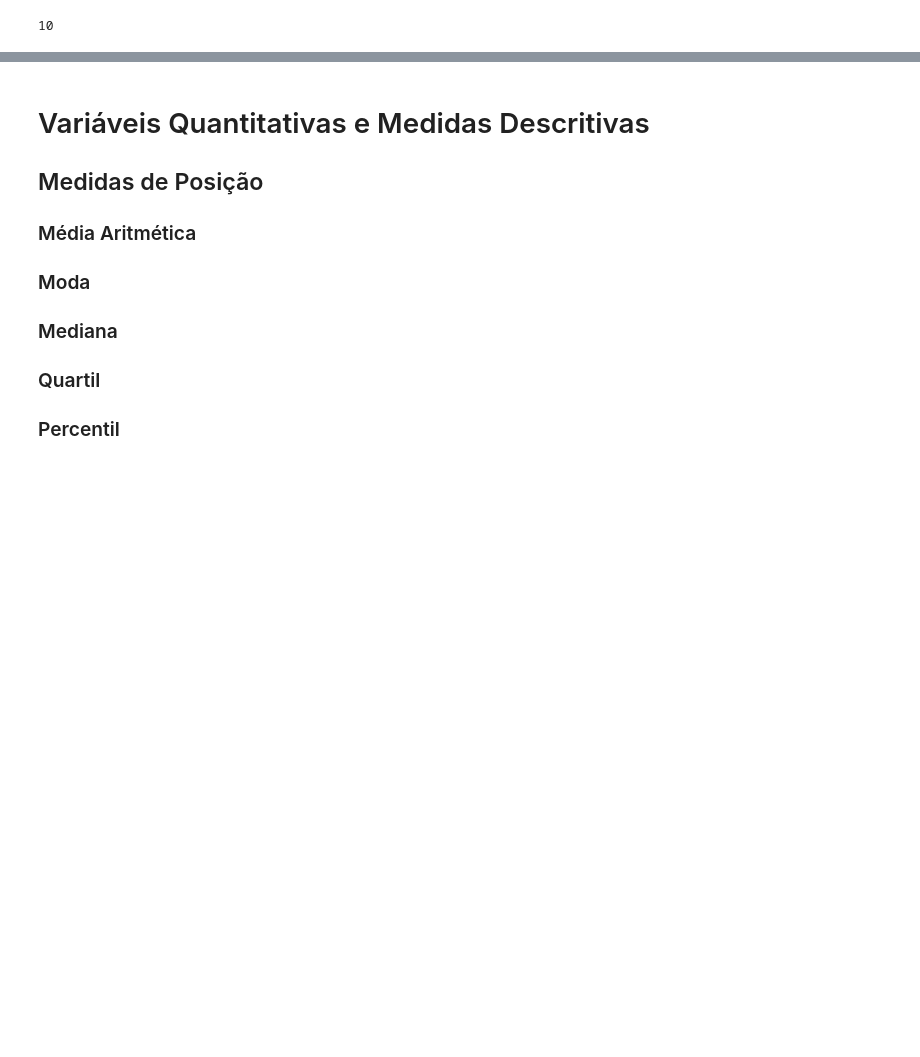
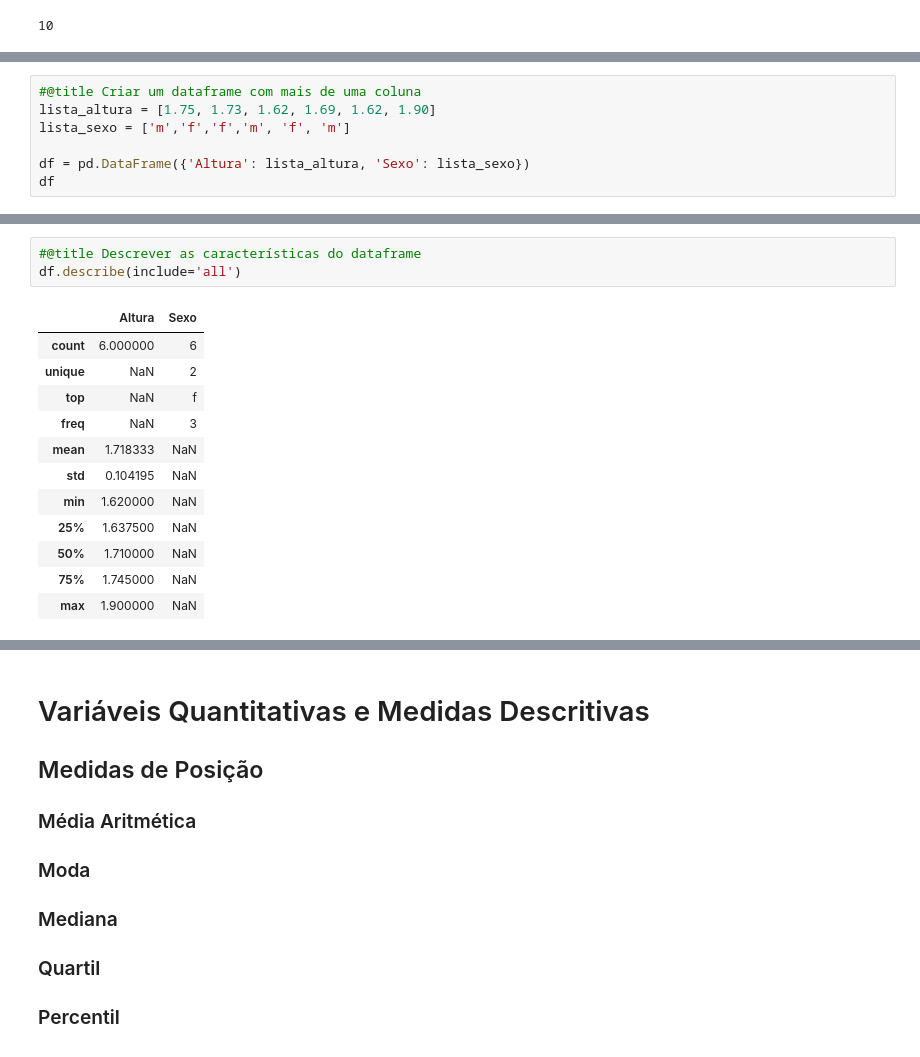
Before and after one commit to fesousa/analise-exploratoria-health-datascience, a Jupyter notebook: analise_explotatoria.ipynb, the cells around one changed output, grey strips where cells are left out. Drawn from its saved outputs; the diff is of its cells as text; blank space fills up the shorter version.

```diff
--- a/analise_explotatoria.ipynb
+++ b/analise_explotatoria.ipynb
@@ -688,0 +829,7 @@ print(x)
+# %%
+#@title Criar um dataframe com mais de uma coluna
+lista_altura = [1.75, 1.73, 1.62, 1.69, 1.62, 1.90]
+lista_sexo = ['m','f','f','m', 'f', 'm']
+
+df = pd.DataFrame({'Altura': lista_altura, 'Sexo': lista_sexo})
+df
@@ -688,0 +844,16 @@ print(x)
+# %%
+#@title Descrever as características do dataframe
+df.describe(include='all')
+# %% [output]
+|  | Altura | Sexo |
+| count | 6.000000 | 6 |
+| unique | NaN | 2 |
+| top | NaN | f |
+| freq | NaN | 3 |
+| mean | 1.718333 | NaN |
+| std | 0.104195 | NaN |
+| min | 1.620000 | NaN |
+| 25% | 1.637500 | NaN |
+| 50% | 1.710000 | NaN |
+| 75% | 1.745000 | NaN |
+| max | 1.900000 | NaN |
```
Also changed, not shown: parts of 72 cells of this notebook.
